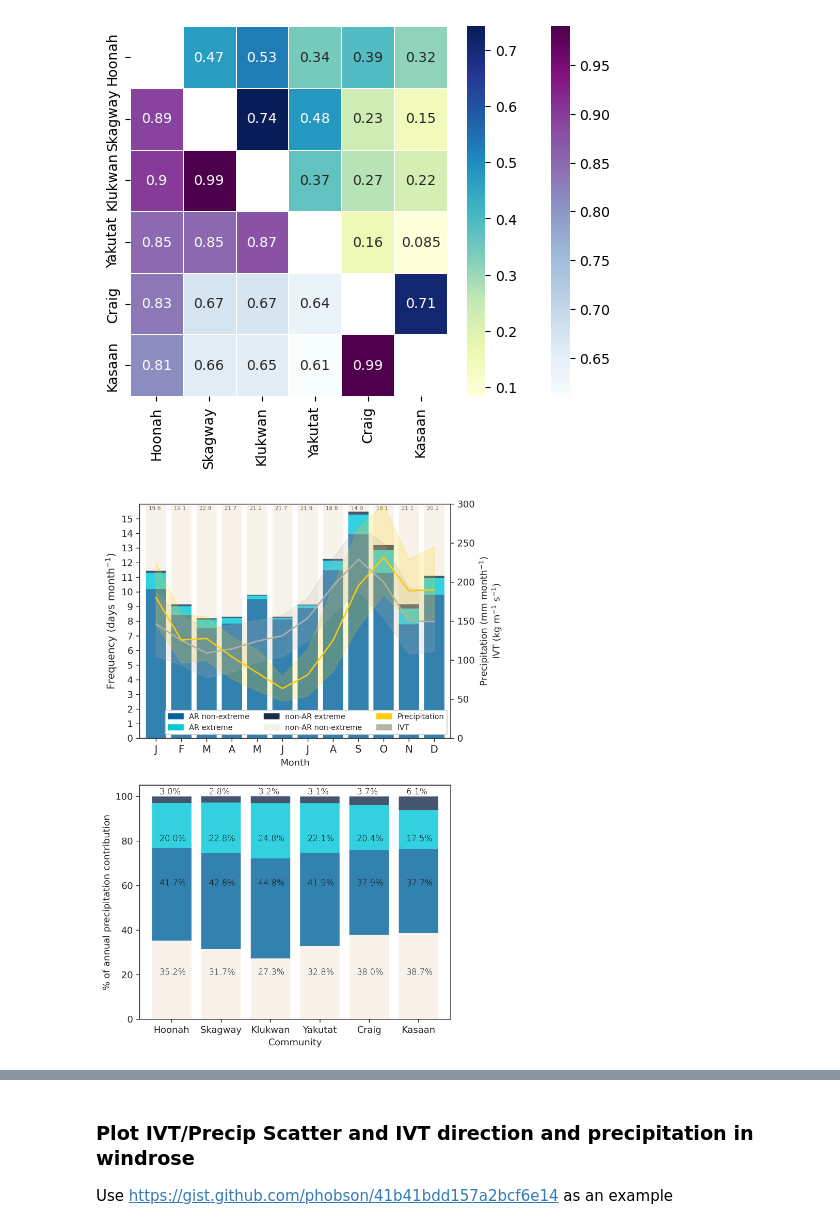
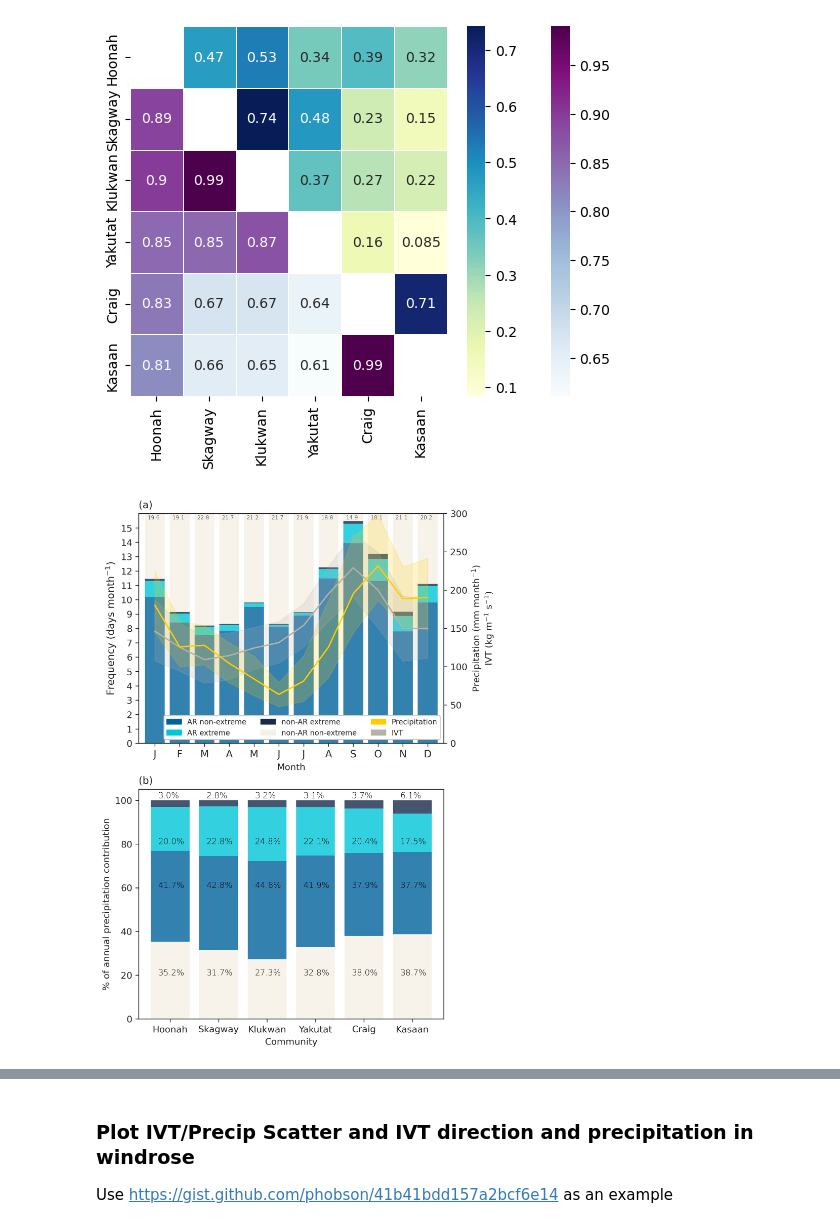
Before and after one commit to dlnash/SEAK_climatology, a Jupyter notebook: analysis/windrose_scatter.ipynb, the cells around one changed output, grey strips where cells are left out. Cells and saved outputs as stored; diff of their text form; code cells hidden in the pictures.

```diff
--- a/analysis/windrose_scatter.ipynb
+++ b/analysis/windrose_scatter.ipynb
@@ -120,6 +120,7 @@ for i, (x, prop) in enumerate(zip(xloc, proportion)):
              fontweight="light", zorder=200)
 
 plt.legend([],[], frameon=False)
+ax.set_title('(a)', fontsize=11, loc='left')
 
 ## add twin axis for ivt
 ax2 = ax.twinx()  # instantiate a second axes that shares the same x-axis
@@ -143,32 +144,33 @@ patch5 = mpatches.Patch(color=ucsd_colors['stone'], label='IVT')
 ax2.legend(handles=[patch0, patch1, patch2, patch3, patch4, patch5], loc='lower right', framealpha=1.0, ncol=3, fontsize=8).set_zorder(200)
 
 
 ### Second row plot
 ax3 = fig.add_subplot(2, 1, 2)
 cross_tab.plot(kind = 'bar', stacked = True, color=[ucsd_colors['sand'], ucsd_colors['blue'], ucsd_colors['aqua'], ucsd_colors['navy']], alpha=0.8,
                rot='horizontal', ax=ax3, linewidth=0., width=0.8)
 
 # plt.legend(loc="lower right", ncol=2)
 plt.xlabel("Community")
 plt.ylabel("% of annual precipitation contribution")
 
 yloc_new = np.tile([20, 60, 80, 101], (6, 1))
 for n, x in enumerate([*cross_tab.index.values]):
     for i, (proportion, y_loc) in enumerate(zip(cross_tab.loc[x],
                                    cross_tab.loc[x].cumsum())):
 
         plt.text(x=n - 0.25,
                  y=yloc_new[n, i],
                  s=f'{np.round(proportion, 1)}%',
                  color="black",
                  fontsize=9,
                  fontweight="light")
 
 plt.legend([],[], frameon=False)
+ax3.set_title('(b)', fontsize=11, loc='left')
 
 # Save the figure
 fig.savefig('%s.%s' % (fname, fmt), bbox_inches='tight', dpi=fig.dpi)
 plt.show()
 # %% [output]
-[figure, old version]
+[figure, new version]
 # %%
```
Also changed, not shown: parts of 6 cells of this notebook, 8 other files.
